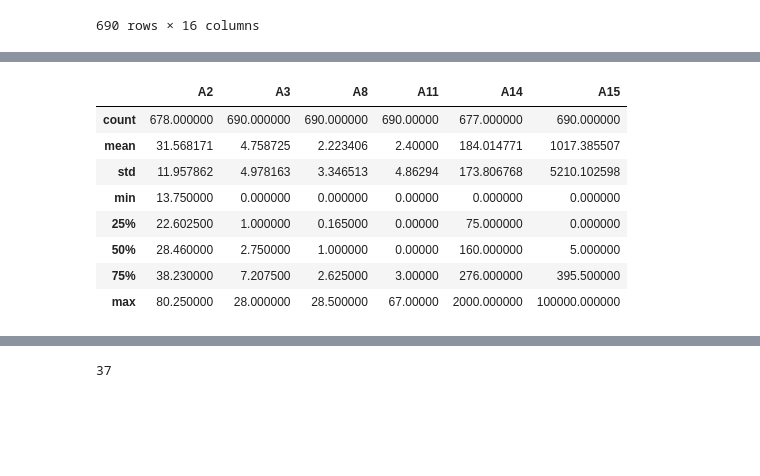
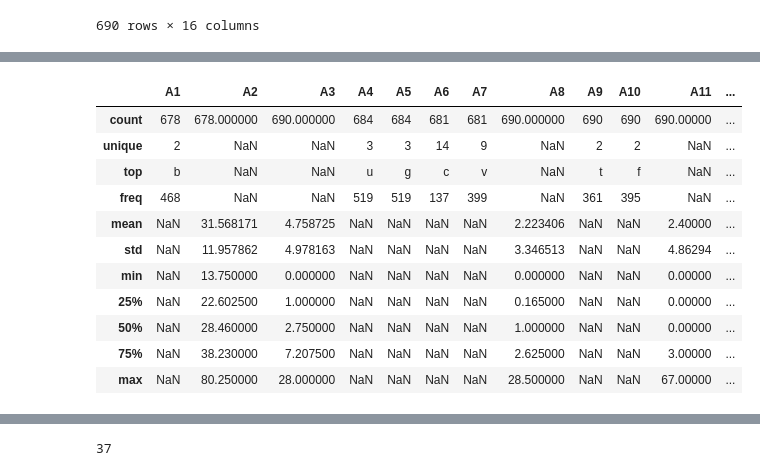
Before and after one commit to dukiptrvc/ml, a Jupyter notebook: prvi-projekat.ipynb, the cells around one changed output, grey strips where cells are left out. Saved outputs shown, nothing was run; the diff lists cells and outputs as text; code cells hidden in the pictures; blank space fills up the shorter version.

```diff
--- a/prvi-projekat.ipynb
+++ b/prvi-projekat.ipynb
@@ -70,14 +86,17 @@ Data columns (total 16 columns):
 dtypes: float64(4), int64(2), object(10)
 memory usage: 86.4+ KB
 # %%
-df.describe()
+df.describe(include='all')
 # %% [output]
-|  | A2 | A3 | A8 | A11 | A14 | A15 |
-| count | 678.000000 | 690.000000 | 690.000000 | 690.00000 | 677.000000 | 690.000000 |
-| mean | 31.568171 | 4.758725 | 2.223406 | 2.40000 | 184.014771 | 1017.385507 |
-| std | 11.957862 | 4.978163 | 3.346513 | 4.86294 | 173.806768 | 5210.102598 |
-| min | 13.750000 | 0.000000 | 0.000000 | 0.00000 | 0.000000 | 0.000000 |
-| 25% | 22.602500 | 1.000000 | 0.165000 | 0.00000 | 75.000000 | 0.000000 |
-| 50% | 28.460000 | 2.750000 | 1.000000 | 0.00000 | 160.000000 | 5.000000 |
-| 75% | 38.230000 | 7.207500 | 2.625000 | 3.00000 | 276.000000 | 395.500000 |
-| max | 80.250000 | 28.000000 | 28.500000 | 67.00000 | 2000.000000 | 100000.000000 |
+|  | A1 | A2 | A3 | A4 | A5 | A6 | A7 | A8 | A9 | A10 | A11 | ... |
+| count | 678 | 678.000000 | 690.000000 | 684 | 684 | 681 | 681 | 690.000000 | 690 | 690 | 690.00000 | ... |
+| unique | 2 | NaN | NaN | 3 | 3 | 14 | 9 | NaN | 2 | 2 | NaN | ... |
+| top | b | NaN | NaN | u | g | c | v | NaN | t | f | NaN | ... |
+| freq | 468 | NaN | NaN | 519 | 519 | 137 | 399 | NaN | 361 | 395 | NaN | ... |
+| mean | NaN | 31.568171 | 4.758725 | NaN | NaN | NaN | NaN | 2.223406 | NaN | NaN | 2.40000 | ... |
+| std | NaN | 11.957862 | 4.978163 | NaN | NaN | NaN | NaN | 3.346513 | NaN | NaN | 4.86294 | ... |
+| min | NaN | 13.750000 | 0.000000 | NaN | NaN | NaN | NaN | 0.000000 | NaN | NaN | 0.00000 | ... |
+| 25% | NaN | 22.602500 | 1.000000 | NaN | NaN | NaN | NaN | 0.165000 | NaN | NaN | 0.00000 | ... |
+| 50% | NaN | 28.460000 | 2.750000 | NaN | NaN | NaN | NaN | 1.000000 | NaN | NaN | 0.00000 | ... |
+| 75% | NaN | 38.230000 | 7.207500 | NaN | NaN | NaN | NaN | 2.625000 | NaN | NaN | 3.00000 | ... |
+| max | NaN | 80.250000 | 28.000000 | NaN | NaN | NaN | NaN | 28.500000 | NaN | NaN | 67.00000 | ... |
```
Also changed, not shown: parts of 59 cells of this notebook.
